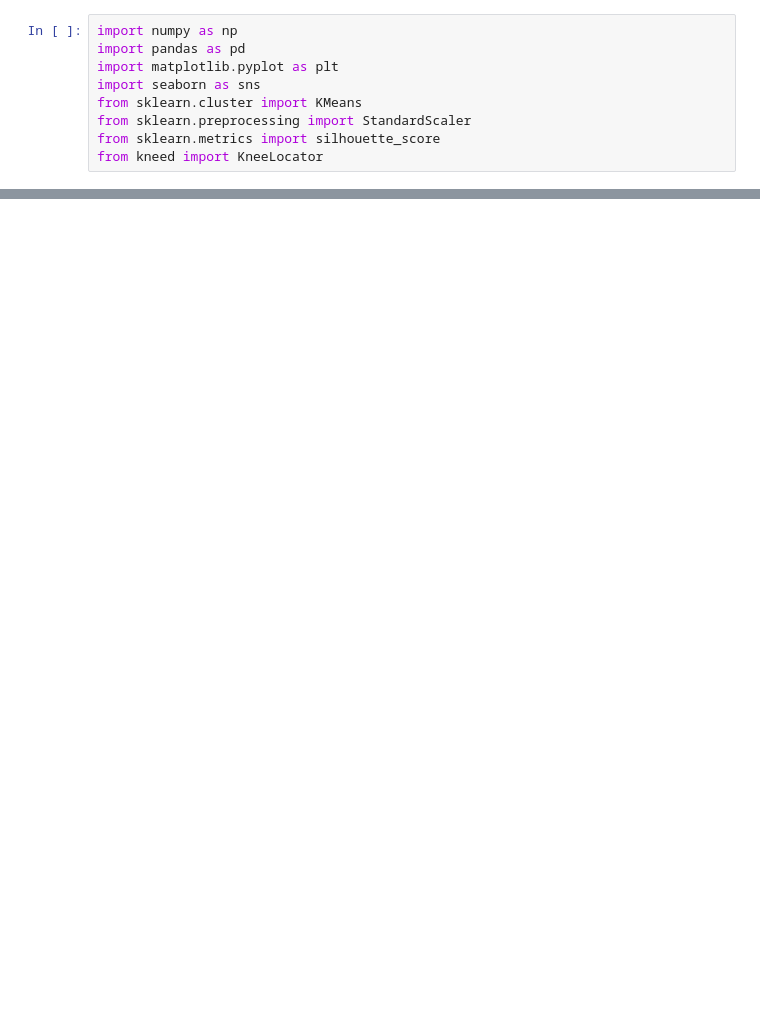
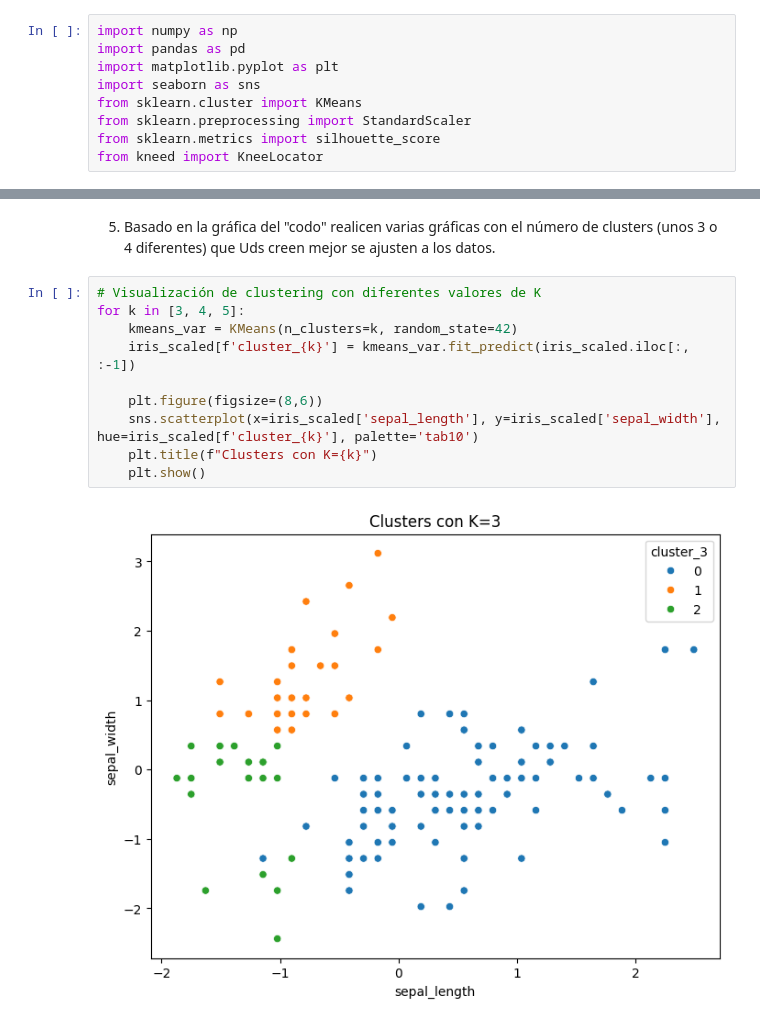
Before and after one commit to Riv2oo4/HT2_CLUSTERING, a Jupyter notebook: cluster.ipynb, the cells around one changed output, grey strips where cells are left out. Cells and saved outputs as stored; diff of their text form; blank space fills up the shorter version.

```diff
--- a/cluster.ipynb
+++ b/cluster.ipynb
@@ -71,3 +77,17 @@ plt.title("Método del Codo")
 plt.show()
 # %% [output]
 [figure]
+# %% [markdown]
+5. Basado en la gráfica del "codo" realicen varias gráficas con el número de clusters (unos 3 o 4 diferentes) que Uds creen mejor se ajusten a los datos.
+# %%
+# Visualización de clustering con diferentes valores de K
+for k in [3, 4, 5]:
+    kmeans_var = KMeans(n_clusters=k, random_state=42)
+    iris_scaled[f'cluster_{k}'] = kmeans_var.fit_predict(iris_scaled.iloc[:, :-1])
+
+    plt.figure(figsize=(8,6))
+    sns.scatterplot(x=iris_scaled['sepal_length'], y=iris_scaled['sepal_width'], hue=iris_scaled[f'cluster_{k}'], palette='tab10')
+    plt.title(f"Clusters con K={k}")
+    plt.show()
+# %% [output]
+[figure, added]
```
Also changed, not shown: parts of 37 cells of this notebook.
